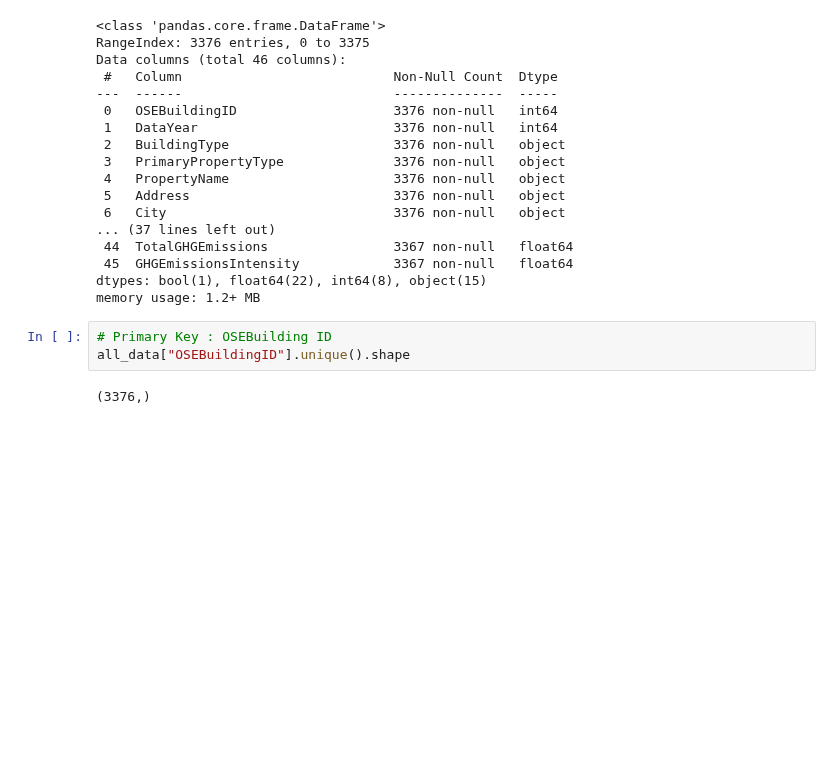
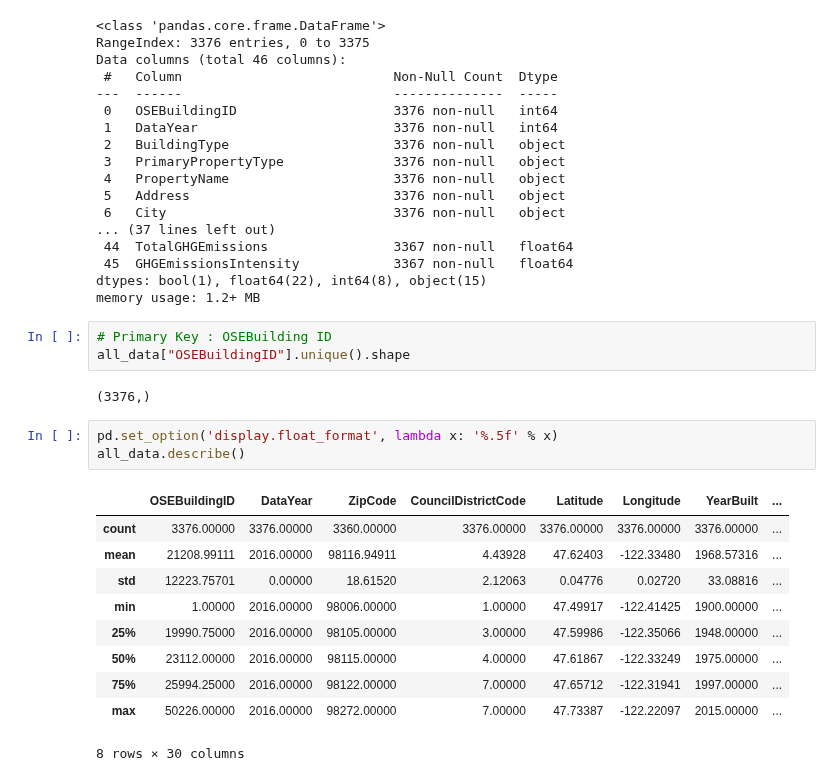
Before and after one commit to oumeima-elgharbi/P4_Data_Science_OpenClassrooms, a Jupyter notebook: P4_01_preprocess.ipynb, the cells around one changed output. Saved outputs shown, nothing was run; the diff lists cells and outputs as text; blank space fills up the shorter version.

```diff
--- a/P4_01_preprocess.ipynb
+++ b/P4_01_preprocess.ipynb
@@ -52,3 +83,17 @@ memory usage: 1.2+ MB
 all_data["OSEBuildingID"].unique().shape
 # %% [output]
 (3376,)
+# %%
+pd.set_option('display.float_format', lambda x: '%.5f' % x)
+all_data.describe()
+# %% [output]
+|  | OSEBuildingID | DataYear | ZipCode | CouncilDistrictCode | Latitude | Longitude | YearBuilt | ... |
+| count | 3376.00000 | 3376.00000 | 3360.00000 | 3376.00000 | 3376.00000 | 3376.00000 | 3376.00000 | ... |
+| mean | 21208.99111 | 2016.00000 | 98116.94911 | 4.43928 | 47.62403 | -122.33480 | 1968.57316 | ... |
+| std | 12223.75701 | 0.00000 | 18.61520 | 2.12063 | 0.04776 | 0.02720 | 33.08816 | ... |
+| min | 1.00000 | 2016.00000 | 98006.00000 | 1.00000 | 47.49917 | -122.41425 | 1900.00000 | ... |
+| 25% | 19990.75000 | 2016.00000 | 98105.00000 | 3.00000 | 47.59986 | -122.35066 | 1948.00000 | ... |
+| 50% | 23112.00000 | 2016.00000 | 98115.00000 | 4.00000 | 47.61867 | -122.33249 | 1975.00000 | ... |
+| 75% | 25994.25000 | 2016.00000 | 98122.00000 | 7.00000 | 47.65712 | -122.31941 | 1997.00000 | ... |
+| max | 50226.00000 | 2016.00000 | 98272.00000 | 7.00000 | 47.73387 | -122.22097 | 2015.00000 | ... |
+8 rows × 30 columns
```
Also changed, not shown: parts of 9 cells of this notebook, 5 other files.
